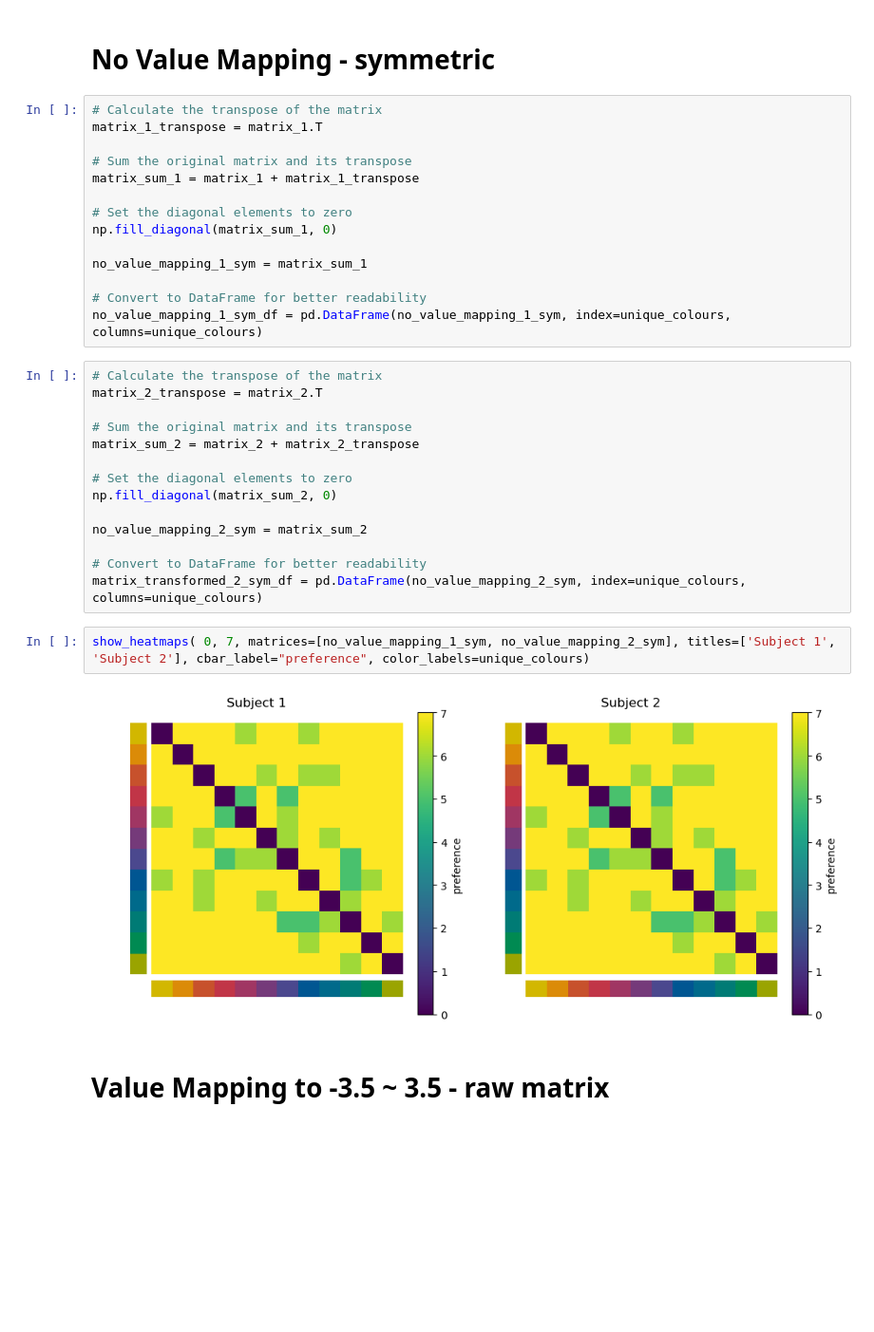
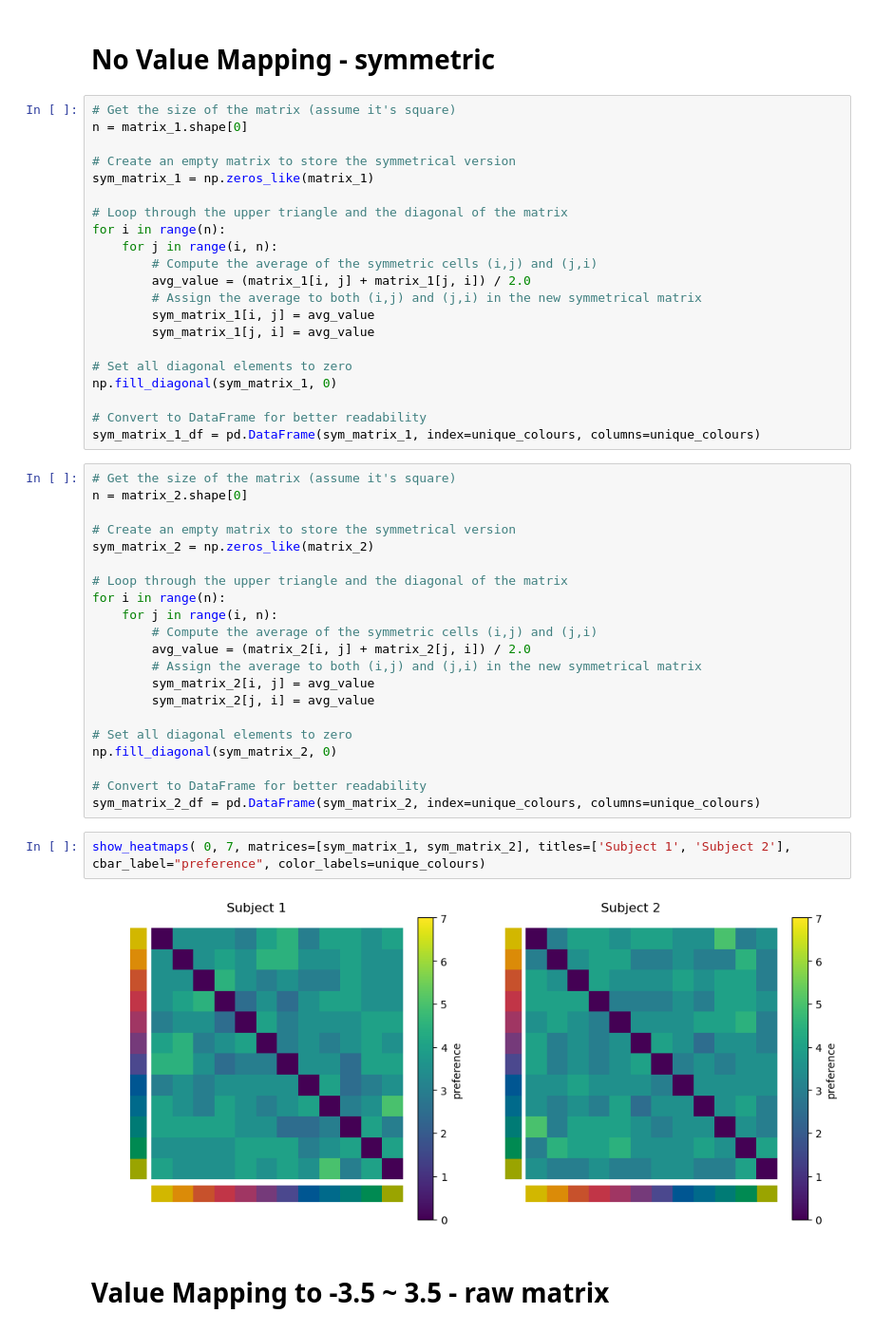
Before and after one commit to MtKana/GWOT_colorprefrencequalia, a Jupyter notebook: GWOT_2024_9.ipynb, the cells around one changed output. Shown at 95% size. Cells and saved outputs as stored; diff of their text form; blank space fills up the shorter version.

```diff
--- a/GWOT_2024_9.ipynb
+++ b/GWOT_2024_9.ipynb
@@ -321,37 +293,51 @@ show_heatmaps(0, 7, matrices=[no_value_mapping_1, no_value_mapping_2], titles=['
 # %% [markdown]
 # No Value Mapping - symmetric
-# %%
-# Calculate the transpose of the matrix
-matrix_1_transpose = matrix_1.T
-
-# Sum the original matrix and its transpose
-matrix_sum_1 = matrix_1 + matrix_1_transpose
-
-# Set the diagonal elements to zero
-np.fill_diagonal(matrix_sum_1, 0)
-
-no_value_mapping_1_sym = matrix_sum_1
-
-# Convert to DataFrame for better readability
-no_value_mapping_1_sym_df = pd.DataFrame(no_value_mapping_1_sym, index=unique_colours, columns=unique_colours)
-# %%
-# Calculate the transpose of the matrix
-matrix_2_transpose = matrix_2.T
-
-# Sum the original matrix and its transpose
-matrix_sum_2 = matrix_2 + matrix_2_transpose
-
-# Set the diagonal elements to zero
-np.fill_diagonal(matrix_sum_2, 0)
-
-no_value_mapping_2_sym = matrix_sum_2
-
-# Convert to DataFrame for better readability
-matrix_transformed_2_sym_df = pd.DataFrame(no_value_mapping_2_sym, index=unique_colours, columns=unique_colours)
+# %%
+# Get the size of the matrix (assume it's square)
+n = matrix_1.shape[0]
+
+# Create an empty matrix to store the symmetrical version
+sym_matrix_1 = np.zeros_like(matrix_1)
+
+# Loop through the upper triangle and the diagonal of the matrix
+for i in range(n):
+    for j in range(i, n):
+        # Compute the average of the symmetric cells (i,j) and (j,i)
+        avg_value = (matrix_1[i, j] + matrix_1[j, i]) / 2.0
+        # Assign the average to both (i,j) and (j,i) in the new symmetrical matrix
+        sym_matrix_1[i, j] = avg_value
+        sym_matrix_1[j, i] = avg_value
+
+# Set all diagonal elements to zero
+np.fill_diagonal(sym_matrix_1, 0)
+
+# Convert to DataFrame for better readability
+sym_matrix_1_df = pd.DataFrame(sym_matrix_1, index=unique_colours, columns=unique_colours)
+# %%
+# Get the size of the matrix (assume it's square)
+n = matrix_2.shape[0]
+
+# Create an empty matrix to store the symmetrical version
+sym_matrix_2 = np.zeros_like(matrix_2)
+
+# Loop through the upper triangle and the diagonal of the matrix
+for i in range(n):
+    for j in range(i, n):
+        # Compute the average of the symmetric cells (i,j) and (j,i)
+        avg_value = (matrix_2[i, j] + matrix_2[j, i]) / 2.0
+        # Assign the average to both (i,j) and (j,i) in the new symmetrical matrix
+        sym_matrix_2[i, j] = avg_value
+        sym_matrix_2[j, i] = avg_value
+
+# Set all diagonal elements to zero
+np.fill_diagonal(sym_matrix_2, 0)
+
+# Convert to DataFrame for better readability
+sym_matrix_2_df = pd.DataFrame(sym_matrix_2, index=unique_colours, columns=unique_colours)
 # %%
-show_heatmaps( 0, 7, matrices=[no_value_mapping_1_sym, no_value_mapping_2_sym], titles=['Subject 1', 'Subject 2'], cbar_label="preference", color_labels=unique_colours)
+show_heatmaps( 0, 7, matrices=[sym_matrix_1, sym_matrix_2], titles=['Subject 1', 'Subject 2'], cbar_label="preference", color_labels=unique_colours)
 # %% [output]
-[figure, old version]
+[figure, new version]
 # %% [markdown]
 # Value Mapping to -3.5 ~ 3.5 - raw matrix
 # %%
```
Also changed, not shown: parts of 33 cells of this notebook.
